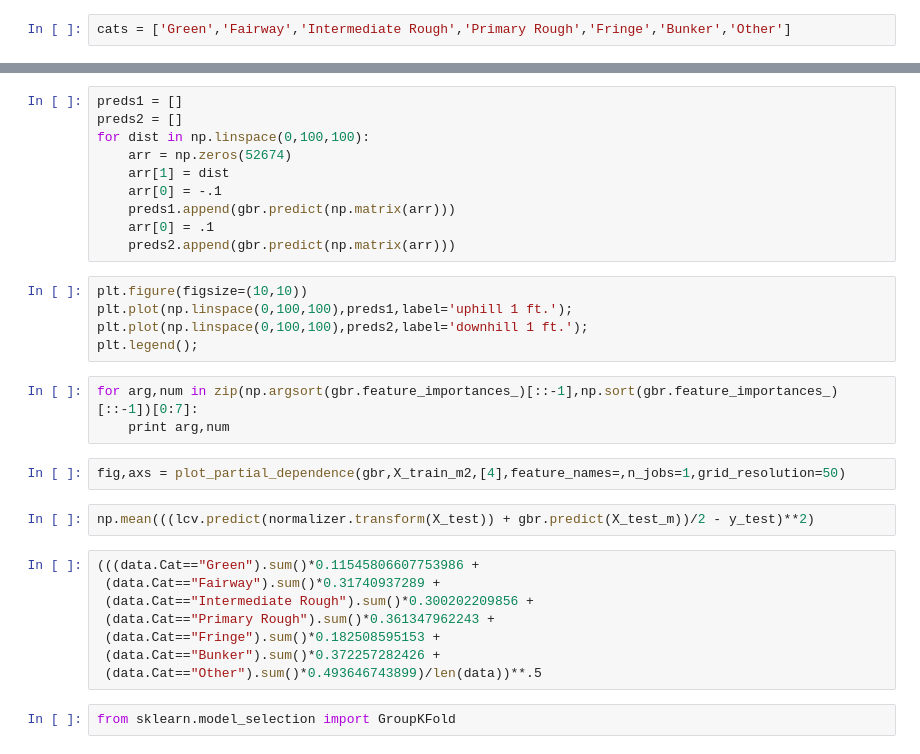
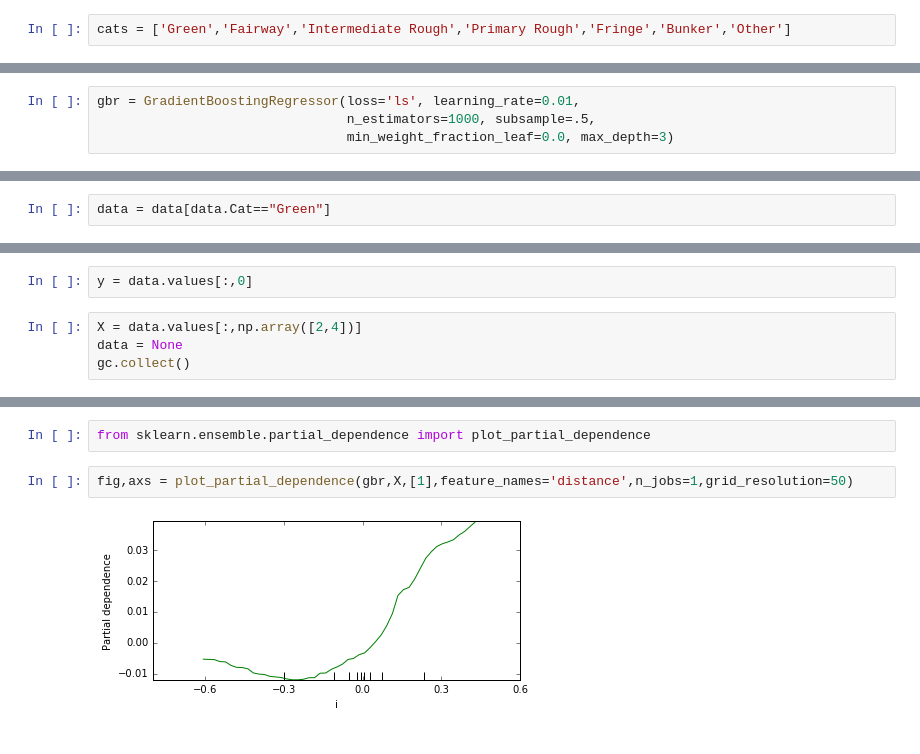
Before and after one commit to adamwlev/StrokesGained2, a Jupyter notebook: Modeling/Difficulty.ipynb, the cells around one changed output, grey strips where cells are left out. Saved outputs shown, nothing was run; the diff lists cells and outputs as text.

```diff
--- a/Modeling/Difficulty.ipynb
+++ b/Modeling/Difficulty.ipynb
@@ -292,0 +229,4 @@ for ind in np.argsort(gbr.feature_importances_)[::-1][:25]:
+# %%
+gbr = GradientBoostingRegressor(loss='ls', learning_rate=0.01,
+                                n_estimators=1000, subsample=.5,
+                                min_weight_fraction_leaf=0.0, max_depth=3)
@@ -292,0 +307,2 @@ for ind in np.argsort(gbr.feature_importances_)[::-1][:25]:
+# %%
+data = data[data.Cat=="Green"]
@@ -292,0 +343,6 @@ for ind in np.argsort(gbr.feature_importances_)[::-1][:25]:
+# %%
+y = data.values[:,0]
+# %%
+X = data.values[:,np.array([2,4])]
+data = None
+gc.collect()
@@ -295,32 +360,6 @@ gbr.fit(X,y)
-# %%
-preds1 = []
-preds2 = []
-for dist in np.linspace(0,100,100):
-    arr = np.zeros(52674)
-    arr[1] = dist
-    arr[0] = -.1
-    preds1.append(gbr.predict(np.matrix(arr)))
-    arr[0] = .1
-    preds2.append(gbr.predict(np.matrix(arr)))
-# %%
-plt.figure(figsize=(10,10))
-plt.plot(np.linspace(0,100,100),preds1,label='uphill 1 ft.');
-plt.plot(np.linspace(0,100,100),preds2,label='downhill 1 ft.');
-plt.legend();
-# %%
-for arg,num in zip(np.argsort(gbr.feature_importances_)[::-1],np.sort(gbr.feature_importances_)[::-1])[0:7]:
-    print arg,num
+# %%
+from sklearn.ensemble.partial_dependence import plot_partial_dependence
 # %%
-fig,axs = plot_partial_dependence(gbr,X_train_m2,[4],feature_names=,n_jobs=1,grid_resolution=50)
+fig,axs = plot_partial_dependence(gbr,X,[1],feature_names='distance',n_jobs=1,grid_resolution=50)
+# %% [output]
+[figure, added]
-# %%
-np.mean(((lcv.predict(normalizer.transform(X_test)) + gbr.predict(X_test_m))/2 - y_test)**2)
-# %%
-(((data.Cat=="Green").sum()*0.11545806607753986 +
- (data.Cat=="Fairway").sum()*0.31740937289 +
- (data.Cat=="Intermediate Rough").sum()*0.300202209856 +
- (data.Cat=="Primary Rough").sum()*0.361347962243 +
- (data.Cat=="Fringe").sum()*0.182508595153 +
- (data.Cat=="Bunker").sum()*0.372257282426 +
- (data.Cat=="Other").sum()*0.493646743899)/len(data))**.5
-# %%
-from sklearn.model_selection import GroupKFold
```
Also changed, not shown: parts of 78 cells of this notebook, 5 other files.
